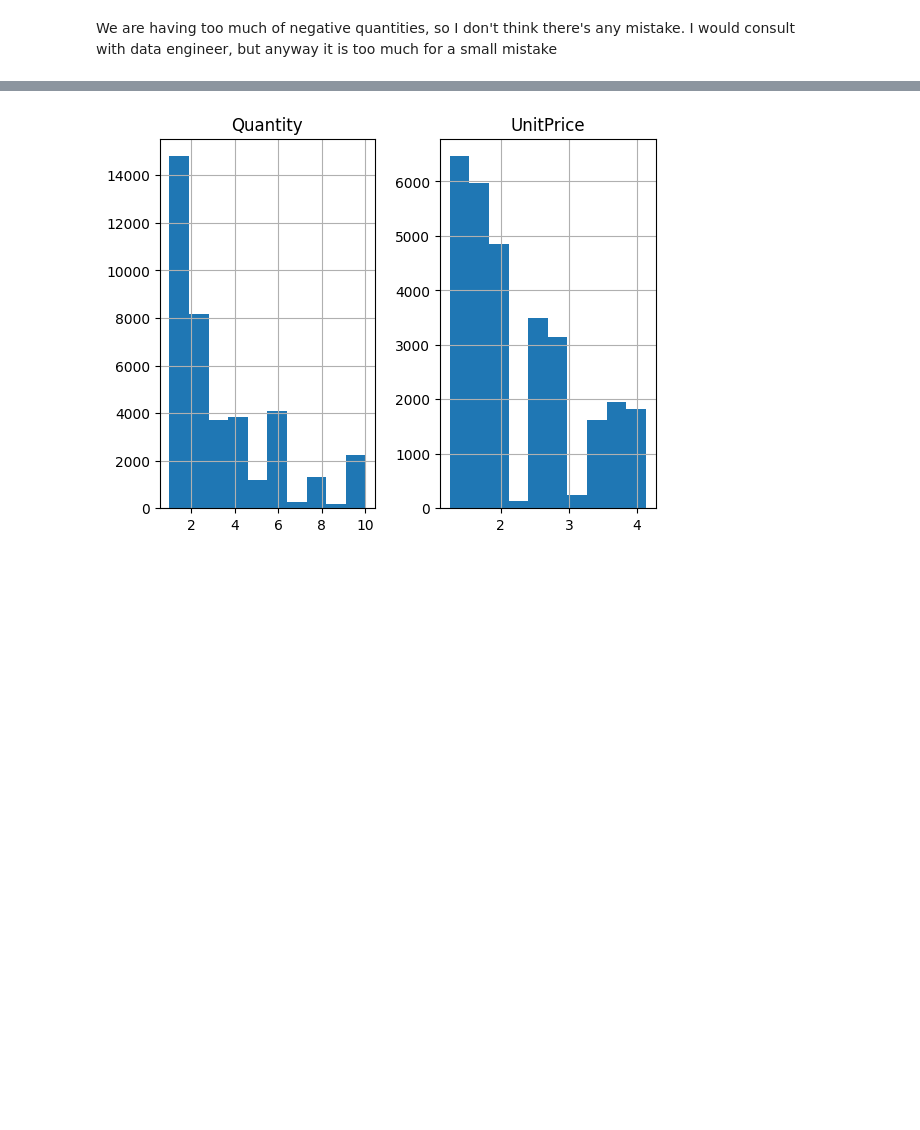
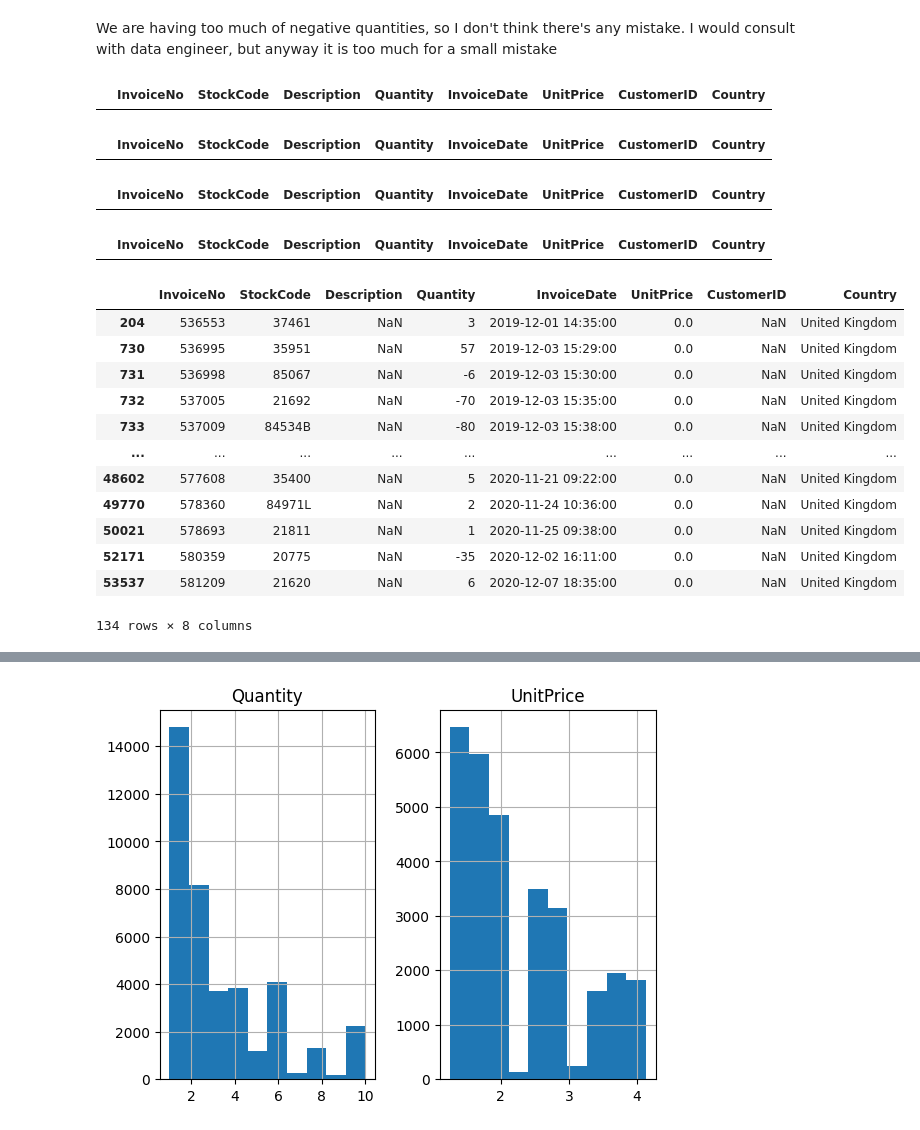
Before and after one commit to BaakhOfficial/Business-Data-Analysis-Report, a Jupyter notebook: Untitled-1.ipynb, the cells around one changed output, grey strips where cells are left out. Cells and saved outputs as stored; diff of their text form; code cells hidden in the pictures; blank space fills up the shorter version.

```diff
--- a/Untitled-1.ipynb
+++ b/Untitled-1.ipynb
@@ -70,3 +126,39 @@ df[df['Quantity']<0]
 1083 rows × 8 columns
 # %% [markdown]
 We are having too much of negative quantities, so I don't think there's any mistake. I would consult with data engineer, but anyway it is too much for a small mistake
+# %%
+df[df['Quantity']==0]
+# %% [output]
+|  | InvoiceNo | StockCode | Description | Quantity | InvoiceDate | UnitPrice | CustomerID | Country |
+# %%
+null_rows = df.loc[df['Country'].isnull()]
+null_rows
+# %% [output]
+|  | InvoiceNo | StockCode | Description | Quantity | InvoiceDate | UnitPrice | CustomerID | Country |
+# %%
+null_rows = df.loc[df['StockCode'].isnull()]
+null_rows
+# %% [output]
+|  | InvoiceNo | StockCode | Description | Quantity | InvoiceDate | UnitPrice | CustomerID | Country |
+# %%
+null_rows = df.loc[df['InvoiceNo'].isnull()]
+null_rows
+# %% [output]
+|  | InvoiceNo | StockCode | Description | Quantity | InvoiceDate | UnitPrice | CustomerID | Country |
+# %%
+null_rows = df.loc[df['Description'].isnull()]
+null_rows
+# %% [output]
+|  | InvoiceNo | StockCode | Description | Quantity | InvoiceDate | UnitPrice | CustomerID | Country |
+| 204 | 536553 | 37461 | NaN | 3 | 2019-12-01 14:35:00 | 0.0 | NaN | United Kingdom |
+| 730 | 536995 | 35951 | NaN | 57 | 2019-12-03 15:29:00 | 0.0 | NaN | United Kingdom |
+| 731 | 536998 | 85067 | NaN | -6 | 2019-12-03 15:30:00 | 0.0 | NaN | United Kingdom |
+| 732 | 537005 | 21692 | NaN | -70 | 2019-12-03 15:35:00 | 0.0 | NaN | United Kingdom |
+| 733 | 537009 | 84534B | NaN | -80 | 2019-12-03 15:38:00 | 0.0 | NaN | United Kingdom |
+| ... | ... | ... | ... | ... | ... | ... | ... | ... |
+| 48602 | 577608 | 35400 | NaN | 5 | 2020-11-21 09:22:00 | 0.0 | NaN | United Kingdom |
+| 49770 | 578360 | 84971L | NaN | 2 | 2020-11-24 10:36:00 | 0.0 | NaN | United Kingdom |
+| 50021 | 578693 | 21811 | NaN | 1 | 2020-11-25 09:38:00 | 0.0 | NaN | United Kingdom |
+| 52171 | 580359 | 20775 | NaN | -35 | 2020-12-02 16:11:00 | 0.0 | NaN | United Kingdom |
+| 53537 | 581209 | 21620 | NaN | 6 | 2020-12-07 18:35:00 | 0.0 | NaN | United Kingdom |
+134 rows × 8 columns
```
Also changed, not shown: parts of 55 cells of this notebook.
